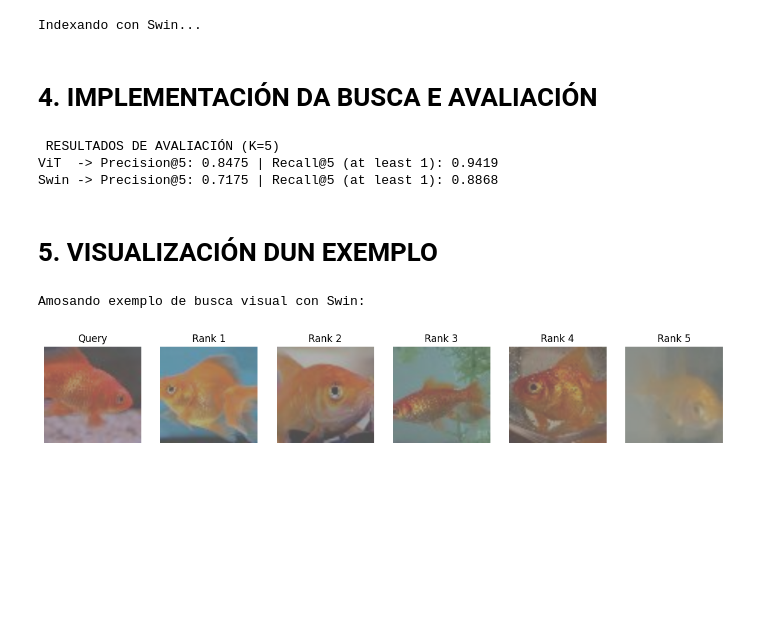
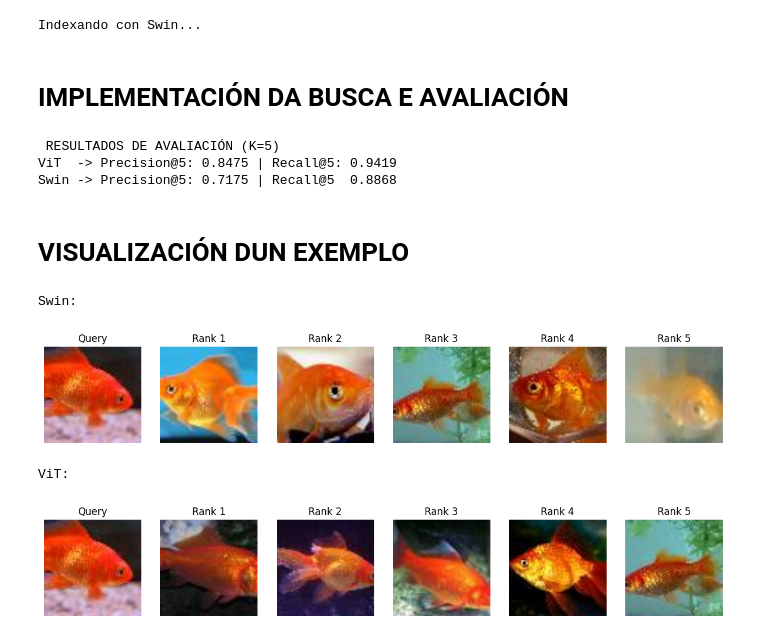
Before and after one commit to mateofra/VPCII, a Jupyter notebook: tarefa_2.ipynb, the cells around one changed output. Cells and saved outputs as stored; diff of their text form; code cells hidden in the pictures; blank space fills up the shorter version.

```diff
--- a/tarefa_2.ipynb
+++ b/tarefa_2.ipynb
@@ -34,11 +34,11 @@ else:
 print("Cargando modelo ViT")
 
 procesador = ViTImageProcessor.from_pretrained('google/vit-base-patch16-224')
-model = ViTModel.from_pretrained('google/vit-base-patch16-224')
-model.eval() # Modo avaliación
+modelo_vit = ViTModel.from_pretrained('google/vit-base-patch16-224')
+modelo_vit.eval() # Modo avaliación
 
 print(f"Usando dispositivo: {device}")
-model.to(device)
+modelo_vit.to(device)
 
 # Transformacións necesarias para ViT (Reseize a 224x224 e Normalización)
 transform = transforms.Compose([
@@ -141,7 +124,7 @@ feats_swin, labels_swin = index(modelo_swin, loader, is_swin=True)
 Indexando con ViT...
 Indexando con Swin...
 # %% [markdown]
-#  4. IMPLEMENTACIÓN DA BUSCA E AVALIACIÓN
+#  IMPLEMENTACIÓN DA BUSCA E AVALIACIÓN
 # %%
 def evaluate_retrieval(features, labels, k=5):
     # Calculamos similitude coseno (como están normalizados, é o produto matricial)
@@ -175,11 +158,11 @@ p_vit, r_vit = evaluate_retrieval(feats_vit, labels_vit, k=k_val)
 p_swin, r_swin = evaluate_retrieval(feats_swin, labels_swin, k=k_val)
 
 print(f"\n RESULTADOS DE AVALIACIÓN (K={k_val}) ")
-print(f"ViT  -> Precision@{k_val}: {p_vit:.4f} | Recall@{k_val} (at least 1): {r_vit:.4f}")
-print(f"Swin -> Precision@{k_val}: {p_swin:.4f} | Recall@{k_val} (at least 1): {r_swin:.4f}")
+print(f"ViT  -> Precision@{k_val}: {p_vit:.4f} | Recall@{k_val}: {r_vit:.4f}")
+print(f"Swin -> Precision@{k_val}: {p_swin:.4f} | Recall@{k_val}  {r_swin:.4f}")
 # %% [output]
  RESULTADOS DE AVALIACIÓN (K=5)
-ViT  -> Precision@5: 0.8475 | Recall@5 (at least 1): 0.9419
-Swin -> Precision@5: 0.7175 | Recall@5 (at least 1): 0.8868
+ViT  -> Precision@5: 0.8475 | Recall@5: 0.9419
+Swin -> Precision@5: 0.7175 | Recall@5  0.8868
 # %% [markdown]
-#  5. VISUALIZACIÓN DUN EXEMPLO
+#  VISUALIZACIÓN DUN EXEMPLO
@@ -186,26 +195,10 @@ Swin -> Precision@5: 0.7175 | Recall@5 (at least 1): 0.8868
 # %%
-def show_search_result(query_idx, features, dataset, k=5):
-    query_feat = features[query_idx].unsqueeze(0)
-    sims = torch.mm(query_feat, features.t())
-    sims[0, query_idx] = -1
-    _, topk = torch.topk(sims, k)
-
-    fig, axes = plt.subplots(1, k+1, figsize=(15, 5))
-
-    # Query
-    axes[0].imshow(dataset[query_idx][0].permute(1,2,0).numpy() * 0.2 + 0.5) # Des-normalización simple para ver
-    axes[0].set_title("Query")
-    axes[0].axis('off')
-
-    # Resultados
-    for i, res_idx in enumerate(topk[0]):
-        axes[i+1].imshow(dataset[res_idx][0].permute(1,2,0).numpy() * 0.2 + 0.5)
-        axes[i+1].set_title(f"Rank {i+1}")
-        axes[i+1].axis('off')
-    plt.show()
-
-print("\nAmosando exemplo de busca visual con Swin:")
-show_search_result(100, feats_swin, subset_dataset)
+print("\nSwin:")
+show_search_result(100, feats_swin, subset_dataset, procesador)
+print("\nViT:")
+show_search_result(100, feats_vit, subset_dataset, procesador)
 # %% [output]
-Amosando exemplo de busca visual con Swin:
+Swin:
-[figure, old version]
+[figure, new version]
+ViT:
+[figure, added]
```
Also changed, not shown: parts of 8 cells of this notebook.
